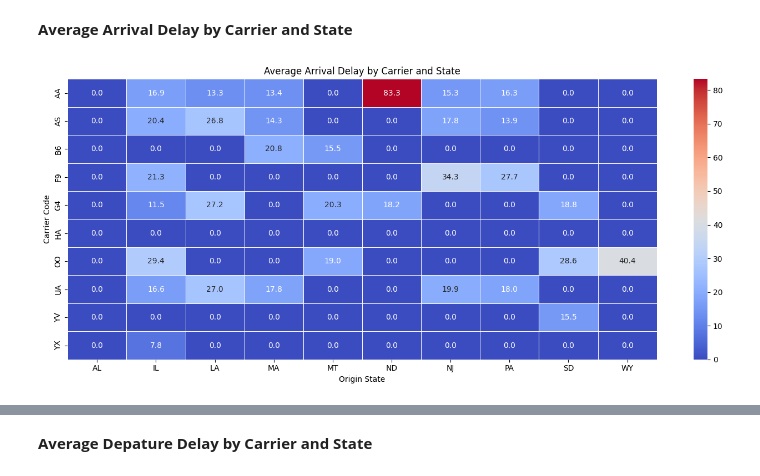
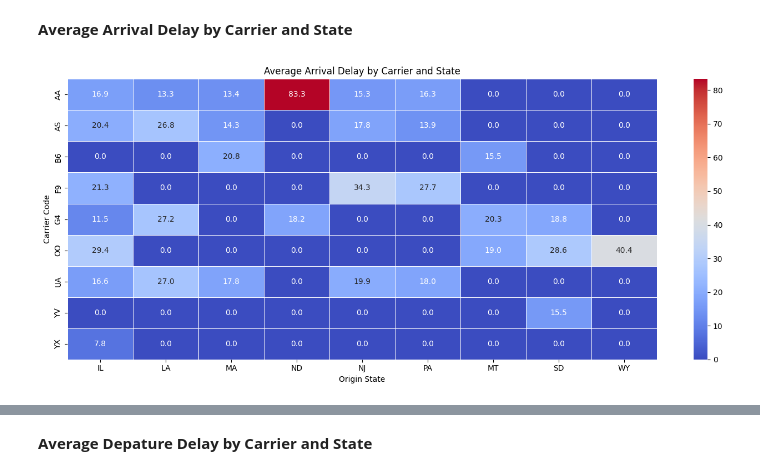
Before and after one commit to GauriRajesh733/DS3000-Practicum1, a Jupyter notebook: DS3000_Practicum1.ipynb, the cells around one changed output, grey strips where cells are left out. Saved outputs shown, nothing was run; the diff lists cells and outputs as text; code cells hidden in the pictures.

```diff
--- a/DS3000_Practicum1.ipynb
+++ b/DS3000_Practicum1.ipynb
@@ -926,7 +921,7 @@ This stacked bar chart shows the proportion of flights for each airline across d
 def avg_delay_stats_by_carrier(df, top_n=10):
     delay_df = df.dropna(subset=['ARR_DELAY', 'DEP_DELAY'])
 
-    stats = delay_df.groupby('CARRIER_CODE')[['ARR_DELAY', 'DEP_DELAY']].agg(['min', 'max', 'mean'])
+    stats = delay_df.groupby('CARRIER_CODE', observed=True)[['ARR_DELAY', 'DEP_DELAY']].agg(['min', 'max', 'mean'])
     stats.columns = ['ARR_MIN', 'ARR_MAX', 'ARR_MEAN', 'DEP_MIN', 'DEP_MAX', 'DEP_MEAN']
     stats = stats.sort_values(by='ARR_MEAN', ascending=False)
 
@@ -964,7 +959,7 @@ AS                  0     1087  12.099822        0     1117  10.747917
 def regional_delay_patterns(df, top_n=10):
     regional_df = df.dropna(subset=['ARR_DELAY', 'DEP_DELAY', 'ORIGIN_ST'])
 
-    state_delays = regional_df.groupby('ORIGIN_ST')[['ARR_DELAY', 'DEP_DELAY']].mean()
+    state_delays = regional_df.groupby('ORIGIN_ST', observed=True)[['ARR_DELAY', 'DEP_DELAY']].mean()
     state_delays.columns = ['AVG_ARR_DELAY', 'AVG_DEP_DELAY']
 
     top_states = state_delays.sort_values(by='AVG_ARR_DELAY', ascending=False).head(top_n)
@@ -1003,33 +998,33 @@ import seaborn as sns
 def arr_delay_patterns_by_airline_and_region(df, top_carriers=None, top_states=None):
     delay_data = df.dropna(subset=['ARR_DELAY', 'CARRIER_CODE', 'ORIGIN_ST'])
 
-    grouped = delay_data.groupby(['CARRIER_CODE', 'ORIGIN_ST'])['ARR_DELAY'].mean().reset_index()
+    grouped = delay_data.groupby(['CARRIER_CODE', 'ORIGIN_ST'], observed=True)['ARR_DELAY'].mean().reset_index()
 
     if top_carriers:
         grouped = grouped[grouped['CARRIER_CODE'].isin(top_carriers)]
     if top_states:
         grouped = grouped[grouped['ORIGIN_ST'].isin(top_states)]
 
     pivot = grouped.pivot(index='CARRIER_CODE', columns='ORIGIN_ST', values='ARR_DELAY').fillna(0)
 
     pivot = pivot.astype(float)
 
     plt.figure(figsize=(14, 6))
     sns.heatmap(pivot, annot=True, fmt=".1f", cmap="coolwarm", linewidths=0.5)
     plt.title("Average Arrival Delay by Carrier and State")
     plt.xlabel("Origin State")
     plt.ylabel("Carrier Code")
     plt.tight_layout()
     plt.show()
 
     return pivot
 
 # extract top 10 arrival carriers
 top_arr_carriers = avg_delay_stats.sort_values(by='ARR_MEAN', ascending=False).head(10).index.tolist()
 
 # extract top 10 arrival states
 top_arr_states = regional_delay.sort_values(by='AVG_ARR_DELAY', ascending=False).head(10).index.tolist()
 
 arr_delay_patterns_by_airline_and_region(df, top_arr_carriers, top_arr_states)
 # %% [output]
-[figure, old version]
+[figure, new version]
```
Also changed, not shown: parts of 22 cells of this notebook.
